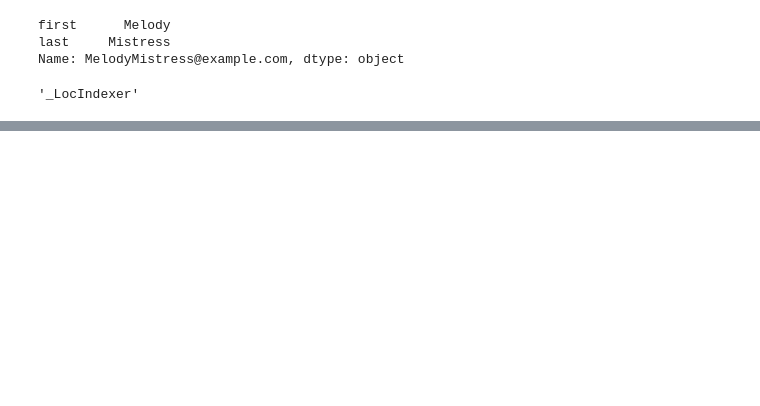
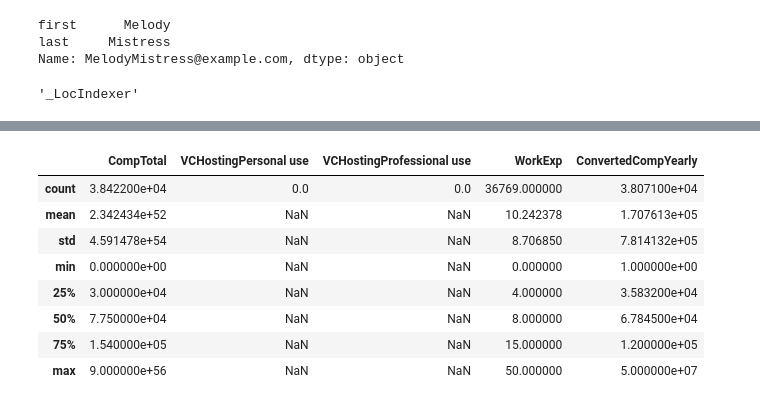
Before and after one commit to ks982579/python_pandas_practice, a Jupyter notebook: stackOverflow_2022/practice.ipynb, the cells around one changed output, grey strips where cells are left out. Cells and saved outputs as stored; diff of their text form; code cells hidden in the pictures; blank space fills up the shorter version.

```diff
--- a/stackOverflow_2022/practice.ipynb
+++ b/stackOverflow_2022/practice.ipynb
@@ -280,0 +334,12 @@ type(simple_df.loc).__name__
+# %%
+df.describe()
+# %% [output]
+|  | CompTotal | VCHostingPersonal use | VCHostingProfessional use | WorkExp | ConvertedCompYearly |
+| count | 3.842200e+04 | 0.0 | 0.0 | 36769.000000 | 3.807100e+04 |
+| mean | 2.342434e+52 | NaN | NaN | 10.242378 | 1.707613e+05 |
+| std | 4.591478e+54 | NaN | NaN | 8.706850 | 7.814132e+05 |
+| min | 0.000000e+00 | NaN | NaN | 0.000000 | 1.000000e+00 |
+| 25% | 3.000000e+04 | NaN | NaN | 4.000000 | 3.583200e+04 |
+| 50% | 7.750000e+04 | NaN | NaN | 8.000000 | 6.784500e+04 |
+| 75% | 1.540000e+05 | NaN | NaN | 15.000000 | 1.200000e+05 |
+| max | 9.000000e+56 | NaN | NaN | 50.000000 | 5.000000e+07 |
```
Also changed, not shown: parts of 36 cells of this notebook, 1 other file.
